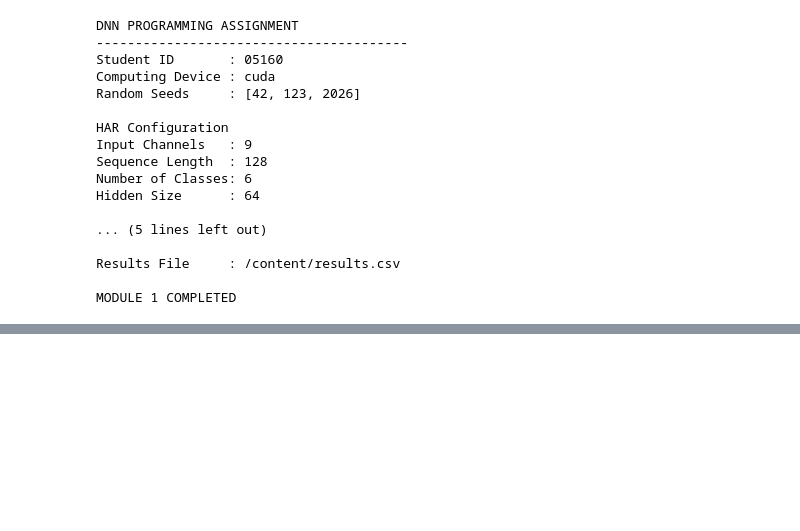
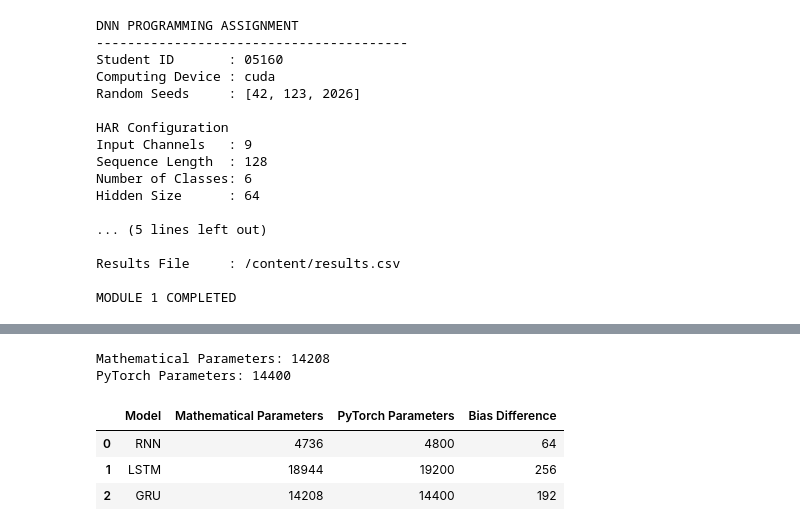
Before and after one commit to GUNJANSUMAN/accomadationfeedback, a Jupyter notebook: assgn_dnn.ipynb, the cells around one changed output, grey strips where cells are left out. Saved outputs shown, nothing was run; the diff lists cells and outputs as text; code cells hidden in the pictures; blank space fills up the shorter version.

```diff
--- a/assgn_dnn.ipynb
+++ b/assgn_dnn.ipynb
@@ -257,0 +998,62 @@ MODULE 1 COMPLETED
+# %%
+
+# Section 4.5(b) - GRU Parameter Count
+
+gru_math_params = (
+    3 * hidden_size * input_size
+    + 3 * hidden_size * hidden_size
+    + 3 * hidden_size
+)
+
+gru_pytorch_params = sum(
+    parameter.numel()
+    for parameter in reference_gru.parameters()
+)
+
+print("Mathematical Parameters:", gru_math_params)
+print("PyTorch Parameters:", gru_pytorch_params)
+# %% [output]
+Mathematical Parameters: 14208
+PyTorch Parameters: 14400
+# %%
+
+# Section 4.6 - Recurrent Model Parameter Comparison
+
+# Calculate mathematical parameter counts
+rnn_math = hidden_size * input_size + hidden_size**2 + hidden_size
+
+lstm_math = (
+    4 * hidden_size * input_size
+    + 4 * hidden_size**2
+    + 4 * hidden_size
+)
+
+gru_math = (
+    3 * hidden_size * input_size
+    + 3 * hidden_size**2
+    + 3 * hidden_size
+)
+
+# Calculate PyTorch parameter counts
+rnn_torch = sum(p.numel() for p in reference_rnn.parameters())
+lstm_torch = sum(p.numel() for p in reference_lstm.parameters())
+gru_torch = sum(p.numel() for p in reference_gru.parameters())
+
+# Create comparison table
+parameter_table = pd.DataFrame({
+    "Model": ["RNN", "LSTM", "GRU"],
+    "Mathematical Parameters": [rnn_math, lstm_math, gru_math],
+    "PyTorch Parameters": [rnn_torch, lstm_torch, gru_torch]
+})
+
+parameter_table["Bias Difference"] = (
+    parameter_table["PyTorch Parameters"]
+    - parameter_table["Mathematical Parameters"]
+)
+
+display(parameter_table)
+# %% [output]
+|  | Model | Mathematical Parameters | PyTorch Parameters | Bias Difference |
+| 0 | RNN | 4736 | 4800 | 64 |
+| 1 | LSTM | 18944 | 19200 | 256 |
+| 2 | GRU | 14208 | 14400 | 192 |
```
Also changed, not shown: parts of 29 cells of this notebook.
